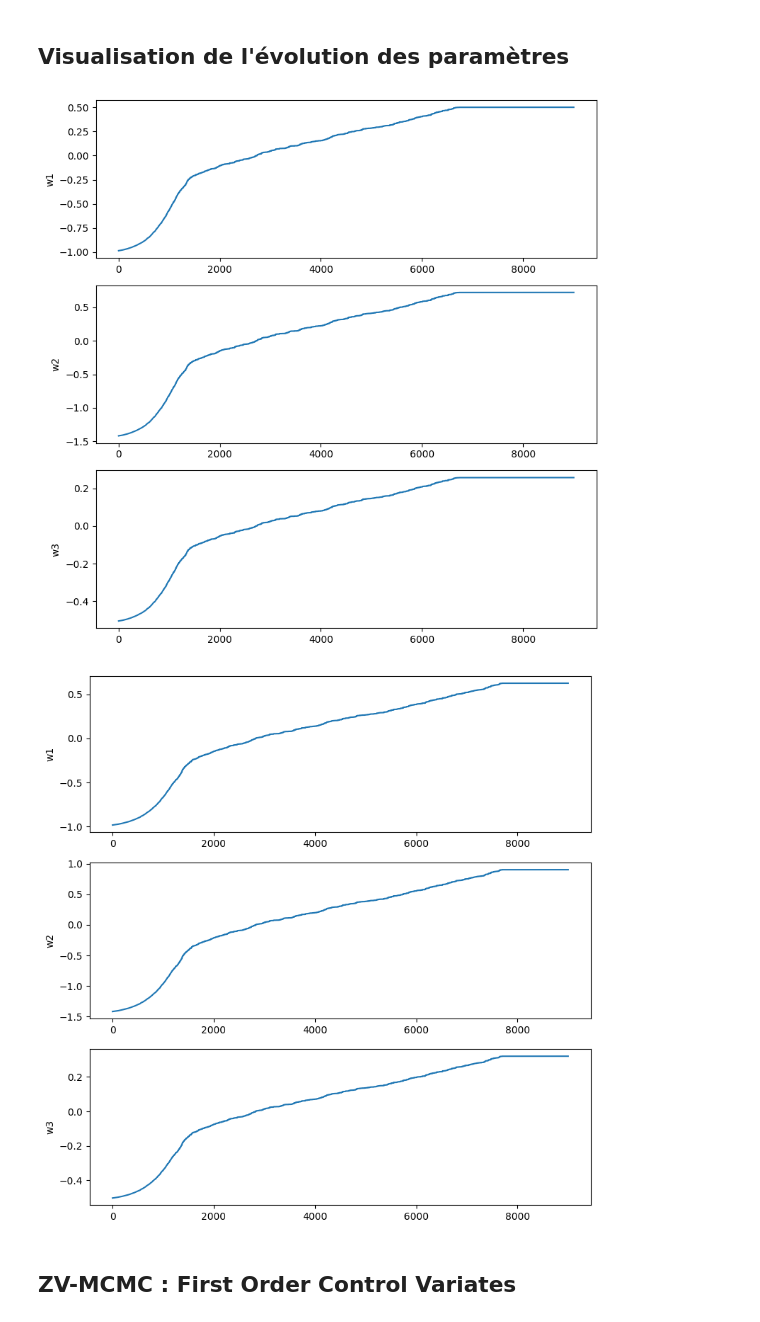
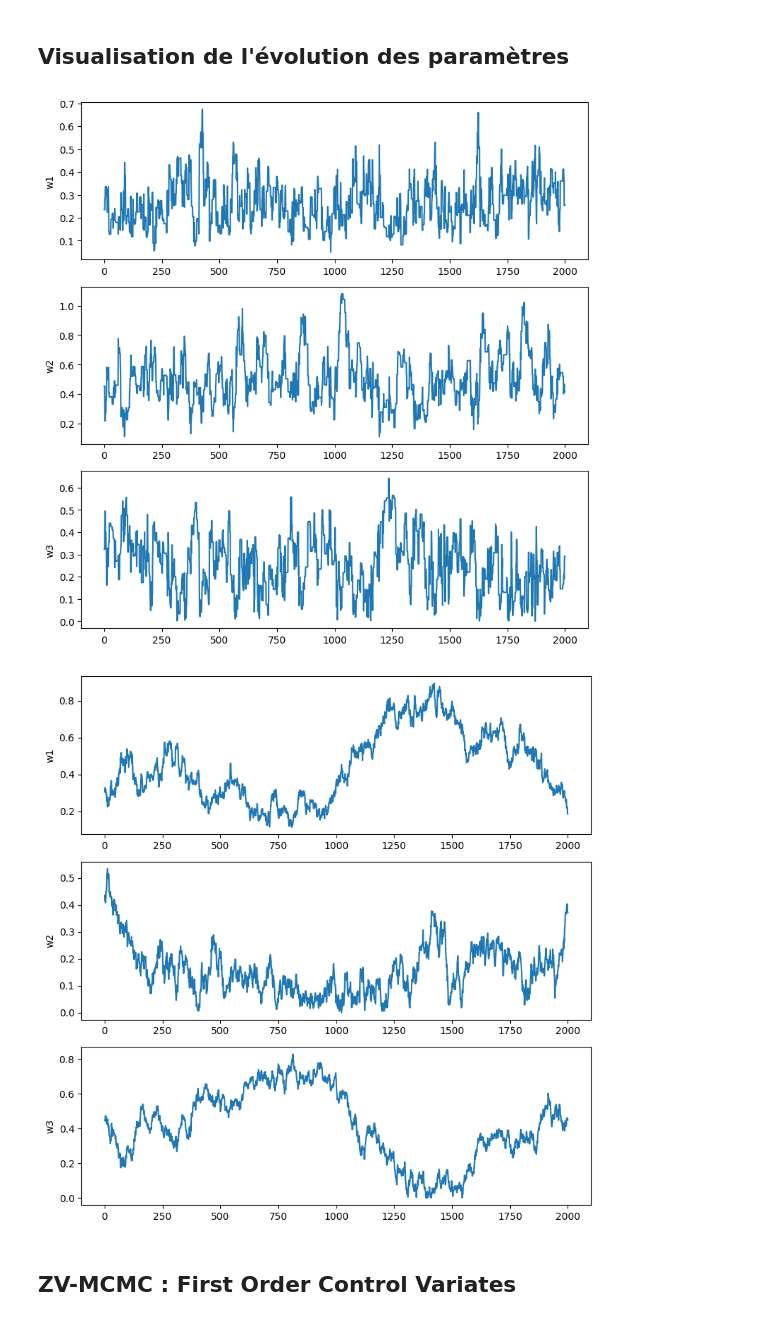
Before and after one commit to nassihsawssane/Monte-Carlo-based-project, a Jupyter notebook: main.ipynb, the cells around one changed output. Cells and saved outputs as stored; diff of their text form; code cells hidden in the pictures.

```diff
--- a/main.ipynb
+++ b/main.ipynb
@@ -30,7 +67,7 @@ n1 = 100        # n1 est le nombre des observations premières qu'on supprime de
 n2 = n + n1     # n2 est le nombre de simulations total
 
 # Les paramètres de GARCH(1,1)
-omega = 1
+omega = 0.1
 alpha = 0.2
 beta = 0.7
 
@@ -106,7 +143,7 @@ def prior(omega, var):
 def likelihood(returns, omega):
     T = 100
     h = np.zeros(T)
-    h[0] = np.var(returns) # à la première valeur de h on associe la variance des taux d'intérêt.
+    h[0] = 1.4128118384007489 # à la première valeur de h on associe la variance des taux d'intérêt.
 
     for t in range(1, T):
         h[t] = omega[0] + omega[2] * h[t-1] + omega[1] * (returns[t-1] ** 2)
@@ -202,7 +323,7 @@ J2 = c_optimal (r, np.array([1,1,1]), 100000,[1,1,1], 0.001, 1)
 # %%
 omega_current = np.array([0.05,0.244,0.598])
 var = [100,100,100]
-n_iter = 10000
+n_iter = 2000
 
 c_opt_sim = 1/5000
 echant_sim = metropolis (y, omega_current, n_iter, var, c_opt_sim)[1]
@@ -232,25 +337,25 @@ print(np.cov(echant_reel, rowvar=False))
 # %%
 fig, axs = plt.subplots(3, 1, figsize=(8, 8))
 
-axs[0].plot(range(9001), echant_sim[1000:, 0])
+axs[0].plot(range(2001), echant_sim[1000:, 0])
 axs[0].set_ylabel('w1')
-axs[1].plot(range(9001), echant_sim[1000:, 1])
+axs[1].plot(range(2001), echant_sim[1000:, 1])
 axs[1].set_ylabel('w2')
-axs[2].plot(range(9001), echant_sim[1000:, 2])
+axs[2].plot(range(2001), echant_sim[1000:, 2])
 axs[2].set_ylabel('w3')
 plt.tight_layout()
 plt.show()
 # %% [output]
-[figure, old version]
+[figure, new version]
 # %%
 fig, axs = plt.subplots(3, 1, figsize=(8, 8))
-axs[0].plot(range(9001), echant_reel[1000:, 0])
+axs[0].plot(range(2001), echant_reel[1000:, 0])
 axs[0].set_ylabel('w1')
-axs[1].plot(range(9001), echant_reel[1000:, 1])
+axs[1].plot(range(2001), echant_reel[1000:, 1])
 axs[1].set_ylabel('w2')
-axs[2].plot(range(9001), echant_reel[1000:, 2])
+axs[2].plot(range(2001), echant_reel[1000:, 2])
 axs[2].set_ylabel('w3')
 plt.tight_layout()
 plt.show()
 # %% [output]
-[figure, old version]
+[figure, new version]
```
Also changed, not shown: parts of 23 cells of this notebook.
